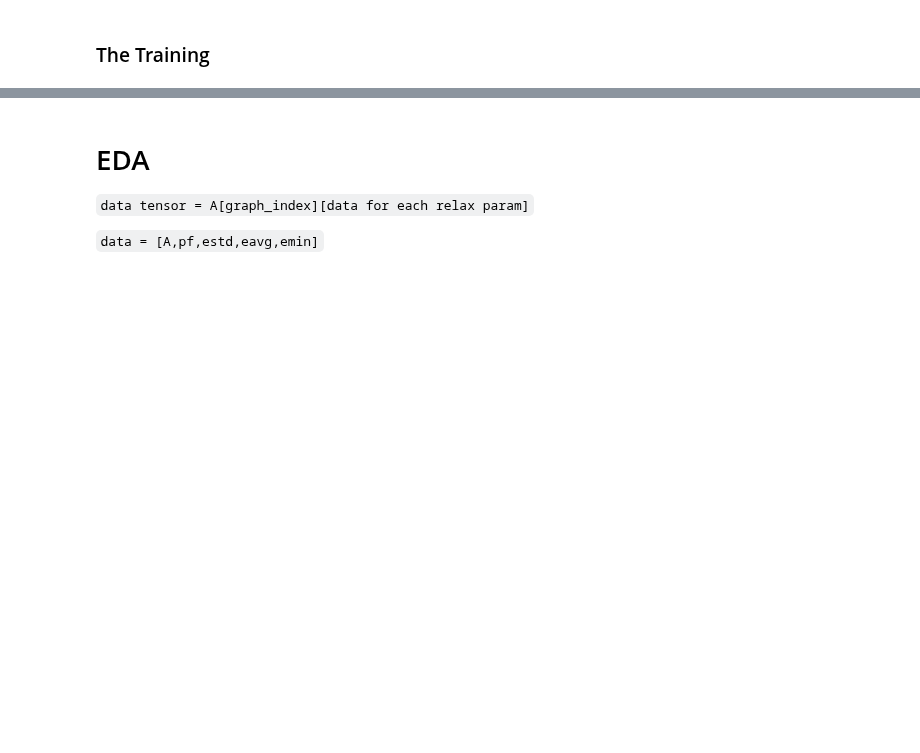
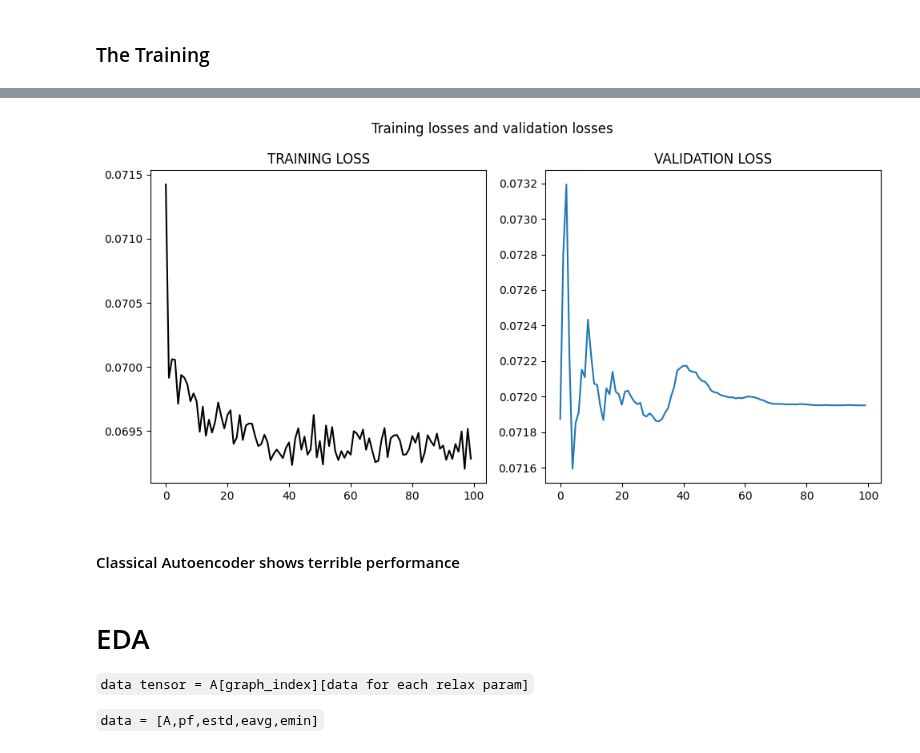
Before and after one commit to ronitd2002/QROSS-GCN-project, a Jupyter notebook: trial-notebooks/QROSS_Naive_graph_encoding.ipynb, the cells around one changed output, grey strips where cells are left out. Cells and saved outputs as stored; diff of their text form; code cells hidden in the pictures; blank space fills up the shorter version.

```diff
--- a/trial-notebooks/QROSS_Naive_graph_encoding.ipynb
+++ b/trial-notebooks/QROSS_Naive_graph_encoding.ipynb
@@ -375,4 +374,22 @@ Best val loss: 0.0668
 ====================
+# %%
+train_loss = Loss['train'][0]
+val_loss = Loss['val'][0]
+# %%
+fig, axs = plt.subplots(1, 2, figsize=(10,5))
+fig.suptitle('Training losses and validation losses')
+
+axs[0].set_title("TRAINING LOSS")
+axs[0].plot(train_loss, c = "k", ls="-")
+
+axs[1].set_title("VALIDATION LOSS")
+axs[1].plot(val_loss, ls="-")
+
+fig.tight_layout()
+# %% [output]
+[figure, added]
+# %% [markdown]
+#### Classical Autoencoder shows terrible performance
 # %% [markdown]
 # EDA
 
```
Also changed, not shown: parts of 16 cells of this notebook.
